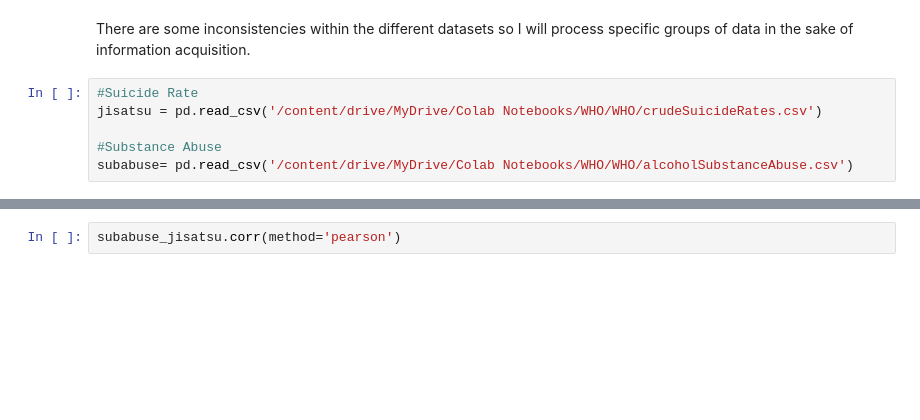
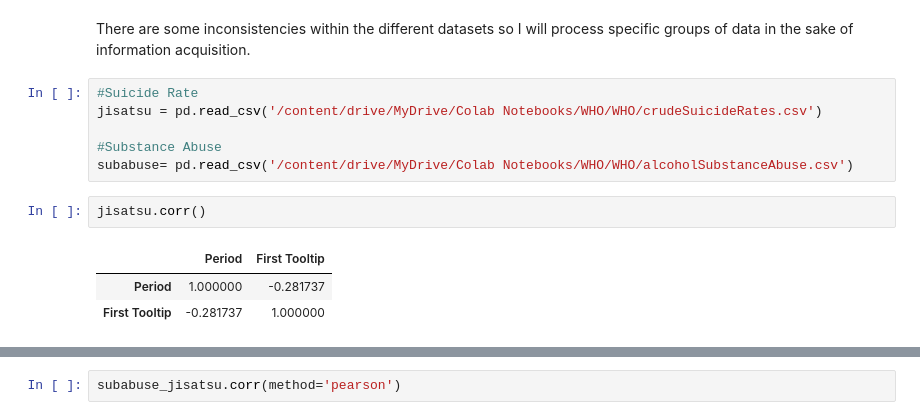
Before and after one commit to blkzen/WHO-data, a Jupyter notebook: WHO_data_processing.ipynb, the cells around one changed output, grey strips where cells are left out. Saved outputs shown, nothing was run; the diff lists cells and outputs as text; blank space fills up the shorter version.

```diff
--- a/WHO_data_processing.ipynb
+++ b/WHO_data_processing.ipynb
@@ -80,3 +104,9 @@ jisatsu = pd.read_csv('/content/drive/MyDrive/Colab Notebooks/WHO/WHO/crudeSuici
 
 #Substance Abuse
 subabuse= pd.read_csv('/content/drive/MyDrive/Colab Notebooks/WHO/WHO/alcoholSubstanceAbuse.csv')
+# %%
+jisatsu.corr()
+# %% [output]
+|  | Period | First Tooltip |
+| Period | 1.000000 | -0.281737 |
+| First Tooltip | -0.281737 | 1.000000 |
```
Also changed, not shown: parts of 11 cells of this notebook.
